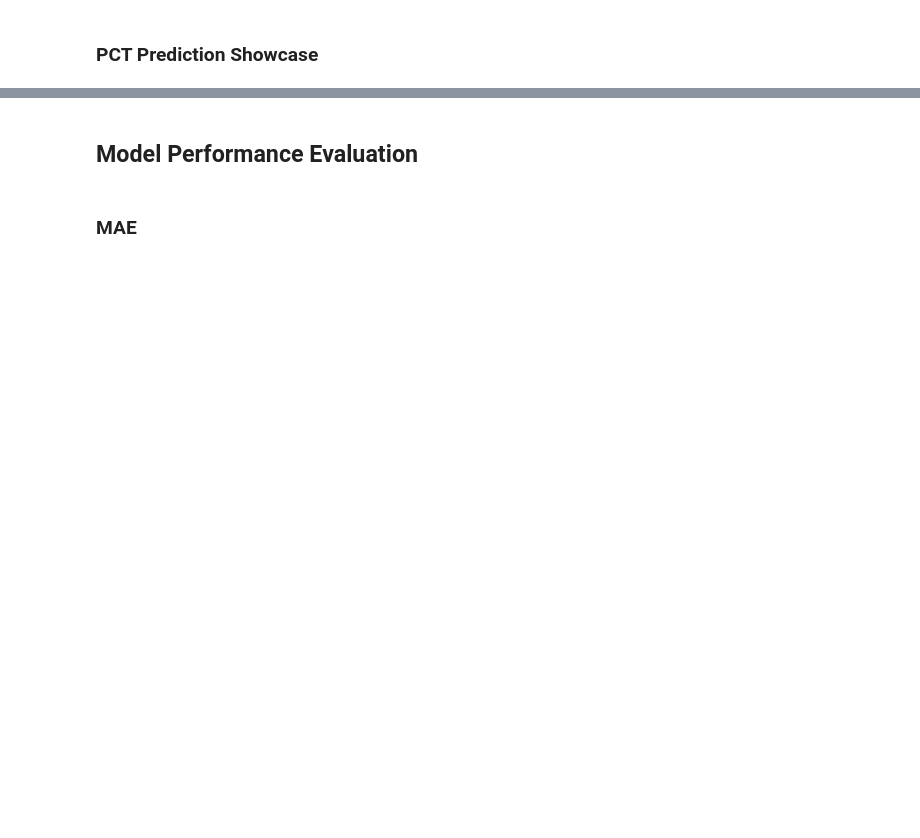
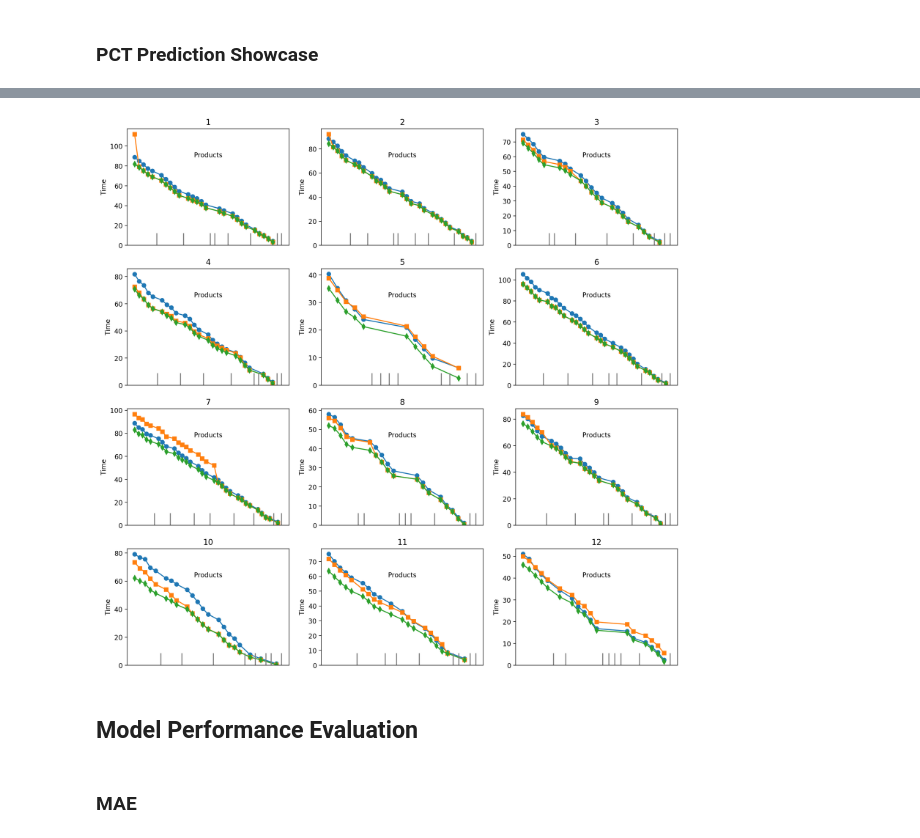
Before and after one commit to isl-uva/2020_MakespanPrediction_JingHuang, a Jupyter notebook: hybrid_pct_prediciton.ipynb, the cells around one changed output, grey strips where cells are left out. Cells and saved outputs as stored; diff of their text form; code cells hidden in the pictures; blank space fills up the shorter version.

```diff
--- a/hybrid_pct_prediciton.ipynb
+++ b/hybrid_pct_prediciton.ipynb
@@ -316,3 +344,61 @@ fig.show()
+# %%
+nrow = 4
+ncol = 3
+
+
+
+fig, ax = plt.subplots(nrow, ncol, figsize=(15,15), dpi=200)
+RD = np.random.RandomState(seed=66)
+idx_grid = RD.choice(3000, (nrow, ncol), replace=False)
+
+idx_grid = np.array([[2666, 1315, 2350],
+                     [2337, 497, 157],
+                     [2900, 239, 1109],
+                     [2049, 1212, 1152]])
+
+plot_idx = 1
+for i in range(nrow):
+    for j in range(ncol):
+        idx = idx_grid[i, j]
+
+        xx = [x for x in range(48) if testdata[0][1][idx][x] == 1 ]
+        xm = [x for x in range(48) if testdata[0][1][idx][x] == 0 ][:8]
+
+        yy_pred = (y_pred[idx])[testdata[0][1][idx] == 1]
+
+        yy_real = (y_real[idx])[testdata[0][1][idx] == 1]
+
+        yy_loc = test_loc[idx][testdata[0][1][idx] == 1]
+
+        ax[i, j].plot(xx, yy_pred, marker='o')
+        ax[i, j].plot(xx, yy_real, marker='s')
+        ax[i, j].plot(xx, yy_loc, marker='d')
+        ax[i, j].set_title(plot_idx)
+        plot_idx += 1
+        # ax[i, j].legend(['Predicted PCT', 'Real PCT', 'PCT Bound'])
+        [bottom, top] = ax[i, j].get_ylim()
+        for x in xm:
+            ax[i, j].plot([x, x], [0, top/10], c='grey')
+        ax[i, j].set_ylim(0, top)
+        ax[i, j].set_ylabel('Time')
+        ax[i, j].set_xlabel('Products')
+        # ax[i, j].text(20, 20, 'Machines')
+        ax[i, j].xaxis.set_label_coords(0.5, 0.8)
+
+        #for tick in ax[i, j].xaxis.get_major_ticks():
+        #    tick.label.set_fontsize(15)
+        #for tick in ax[i, j].yaxis.get_major_ticks():
+        #    tick.label.set_fontsize(15)
+
+        ax[i, j].tick_params(axis = "x", which = "both", bottom = False, top = False)
+        ax[i, j].set_xticklabels([])
+        ax[i, j].invert_xaxis()
+
+
+fig.show()
+fig.savefig('prediction_grid.png')
+# %% [output]
+[figure, added]
 # %% [markdown]
 ## Model Performance Evaluation
 # %% [markdown]
```
Also changed, not shown: parts of 20 cells of this notebook, 31 other files.
